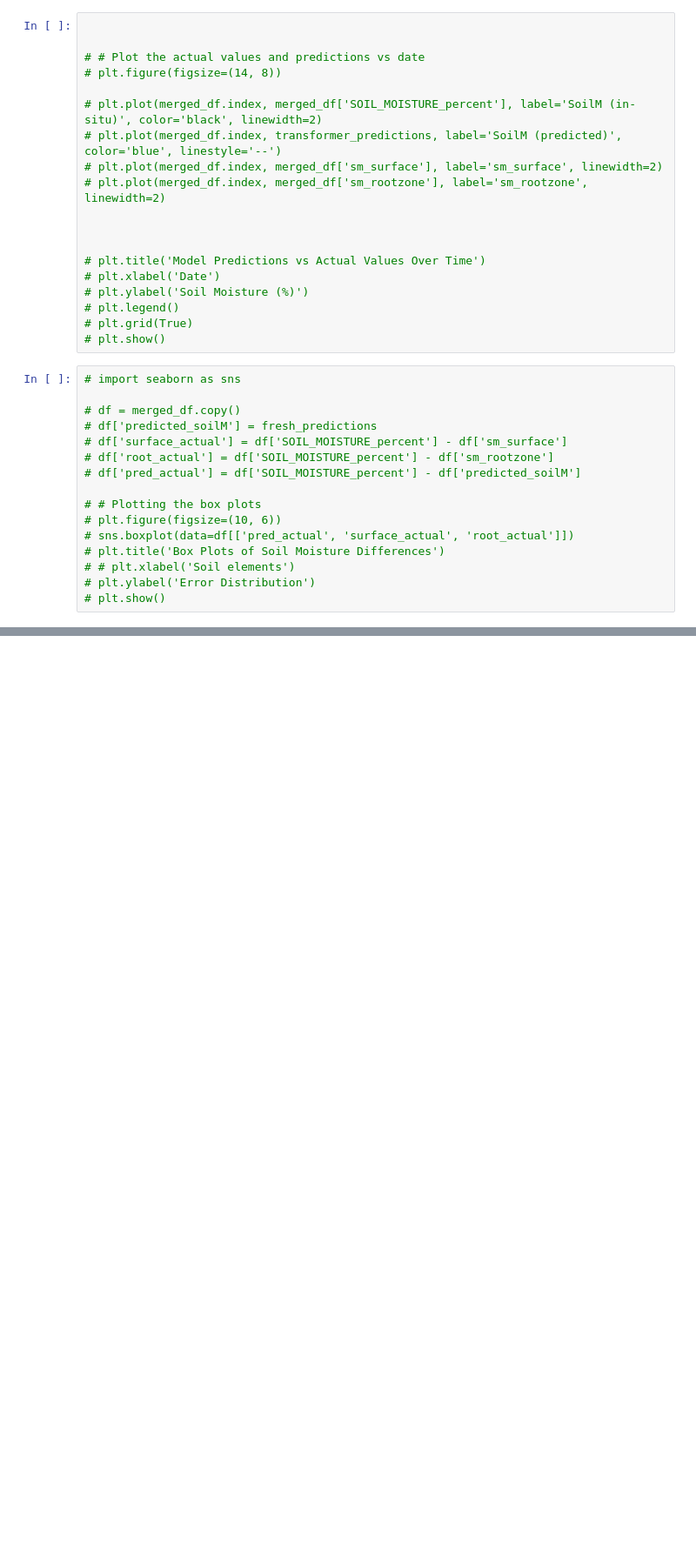
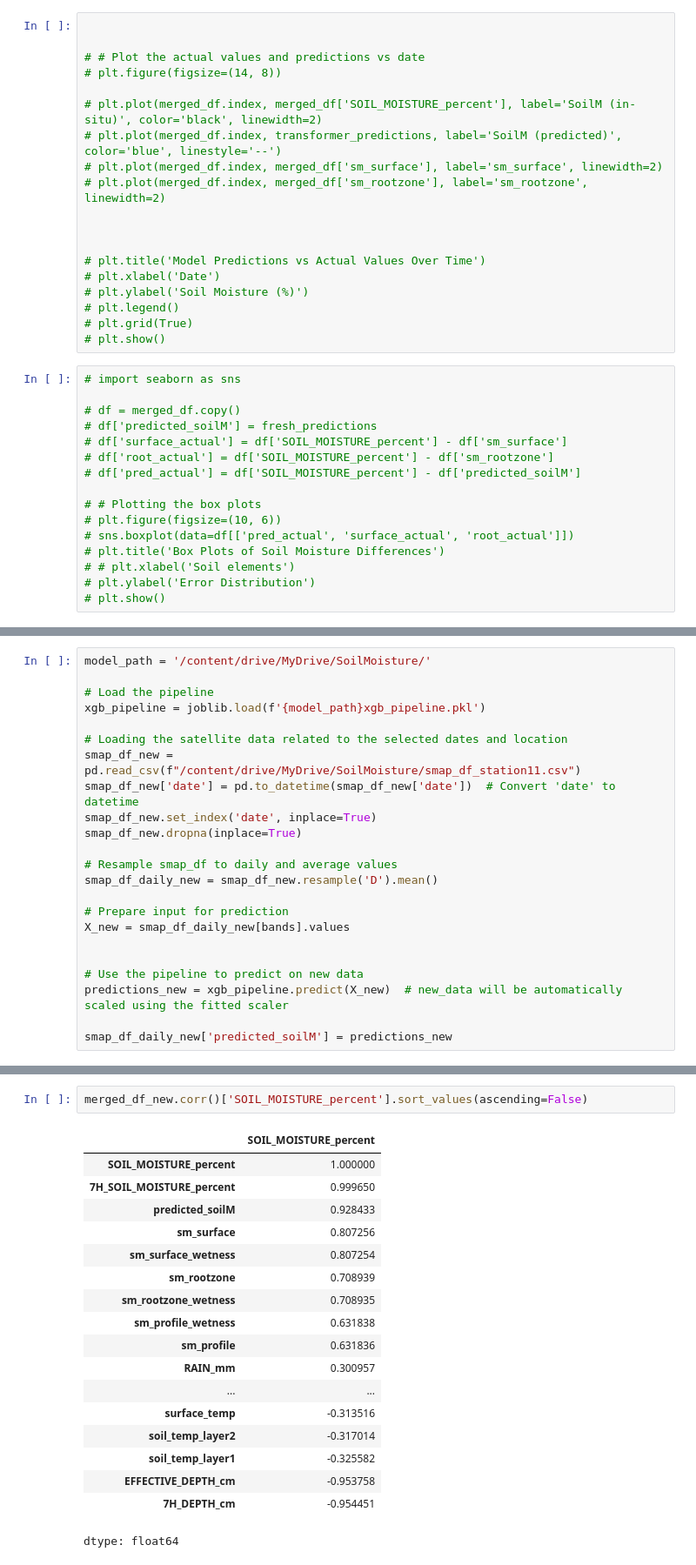
Before and after one commit to top-data/Soil_moisture, a Jupyter notebook: sm_cosmoz_inputs.ipynb, the cells around one changed output, grey strips where cells are left out. Shown: that part at 87% size. Drawn from its saved outputs; the diff is of its cells as text; blank space fills up the shorter version.

```diff
--- a/sm_cosmoz_inputs.ipynb
+++ b/sm_cosmoz_inputs.ipynb
@@ -759,0 +773,23 @@ plt.show()
+# %%
+model_path = '/content/drive/MyDrive/SoilMoisture/'
+
+# Load the pipeline
+xgb_pipeline = joblib.load(f'{model_path}xgb_pipeline.pkl')
+
+# Loading the satellite data related to the selected dates and location
+smap_df_new = pd.read_csv(f"/content/drive/MyDrive/SoilMoisture/smap_df_station11.csv")
+smap_df_new['date'] = pd.to_datetime(smap_df_new['date'])  # Convert 'date' to datetime
+smap_df_new.set_index('date', inplace=True)
+smap_df_new.dropna(inplace=True)
+
+# Resample smap_df to daily and average values
+smap_df_daily_new = smap_df_new.resample('D').mean()
+
+# Prepare input for prediction
+X_new = smap_df_daily_new[bands].values
+
+
+# Use the pipeline to predict on new data
+predictions_new = xgb_pipeline.predict(X_new)  # new_data will be automatically scaled using the fitted scaler
+
+smap_df_daily_new['predicted_soilM'] = predictions_new
@@ -759,0 +867,21 @@ plt.show()
+# %%
+merged_df_new.corr()['SOIL_MOISTURE_percent'].sort_values(ascending=False)
+# %% [output]
+|  | SOIL_MOISTURE_percent |
+| SOIL_MOISTURE_percent | 1.000000 |
+| 7H_SOIL_MOISTURE_percent | 0.999650 |
+| predicted_soilM | 0.928433 |
+| sm_surface | 0.807256 |
+| sm_surface_wetness | 0.807254 |
+| sm_rootzone | 0.708939 |
+| sm_rootzone_wetness | 0.708935 |
+| sm_profile_wetness | 0.631838 |
+| sm_profile | 0.631836 |
+| RAIN_mm | 0.300957 |
+| ... | ... |
+| surface_temp | -0.313516 |
+| soil_temp_layer2 | -0.317014 |
+| soil_temp_layer1 | -0.325582 |
+| EFFECTIVE_DEPTH_cm | -0.953758 |
+| 7H_DEPTH_cm | -0.954451 |
+dtype: float64
```
Also changed, not shown: parts of 17 cells of this notebook.
